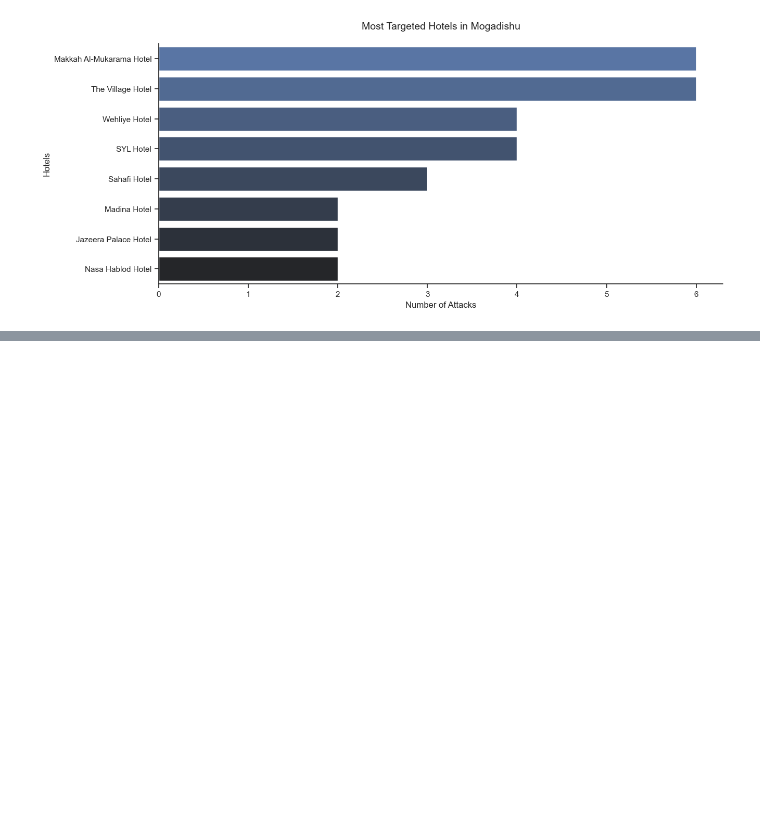
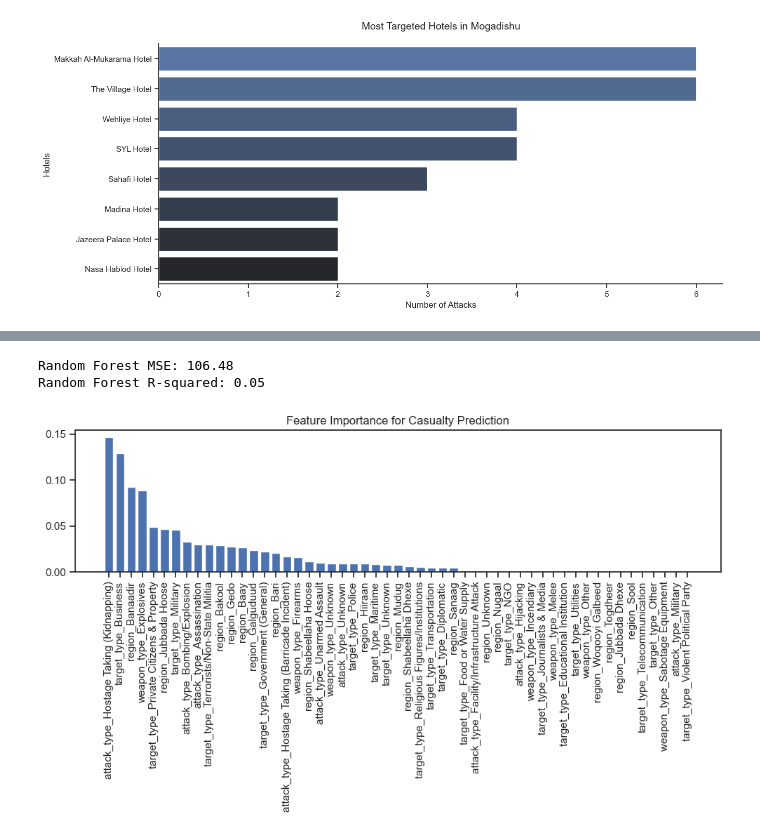
Before and after one commit to awcaliyare/terrorism_in_somalia, a Jupyter notebook: somalia_terrorism.ipynb, the cells around one changed output, grey strips where cells are left out. Saved outputs shown, nothing was run; the diff lists cells and outputs as text; code cells hidden in the pictures; blank space fills up the shorter version.

```diff
--- a/somalia_terrorism.ipynb
+++ b/somalia_terrorism.ipynb
@@ -1741,0 +1820,38 @@ plt.show()
+# %%
+from sklearn.ensemble import RandomForestRegressor
+from sklearn.metrics import mean_squared_error, r2_score
+
+# Define features and target for predicting number of casualties
+X_rf = df[['attack_type', 'weapon_type', 'target_type', 'region']]  # Use relevant columns
+X_rf = pd.get_dummies(X_rf, drop_first=True)  # Convert categorical to dummy variables
+y_rf = df['total_casualties']  # Target: Total casualties
+
+# Split data into training and test sets
+X_train_rf, X_test_rf, y_train_rf, y_test_rf = train_test_split(X_rf, y_rf, test_size=0.3, random_state=42)
+
+# Fit random forest regressor
+rf = RandomForestRegressor(n_estimators=100, random_state=42)
+rf.fit(X_train_rf, y_train_rf)
+
+# Predict on test data
+y_pred_rf = rf.predict(X_test_rf)
+
+# Evaluate model performance
+mse = mean_squared_error(y_test_rf, y_pred_rf)
+r2 = r2_score(y_test_rf, y_pred_rf)
+print(f'Random Forest MSE: {mse:.2f}')
+print(f'Random Forest R-squared: {r2:.2f}')
+
+# Feature importance visualization
+importances = rf.feature_importances_
+indices = np.argsort(importances)[::-1]
+plt.figure(figsize=(10, 6))
+plt.title("Feature Importance for Casualty Prediction")
+plt.bar(range(X_rf.shape[1]), importances[indices], align='center')
+plt.xticks(range(X_rf.shape[1]), X_rf.columns[indices], rotation=90)
+plt.tight_layout()
+plt.show()
+# %% [output]
+Random Forest MSE: 106.48
+Random Forest R-squared: 0.05
+[figure, added]
```
Also changed, not shown: parts of 2 cells of this notebook.
